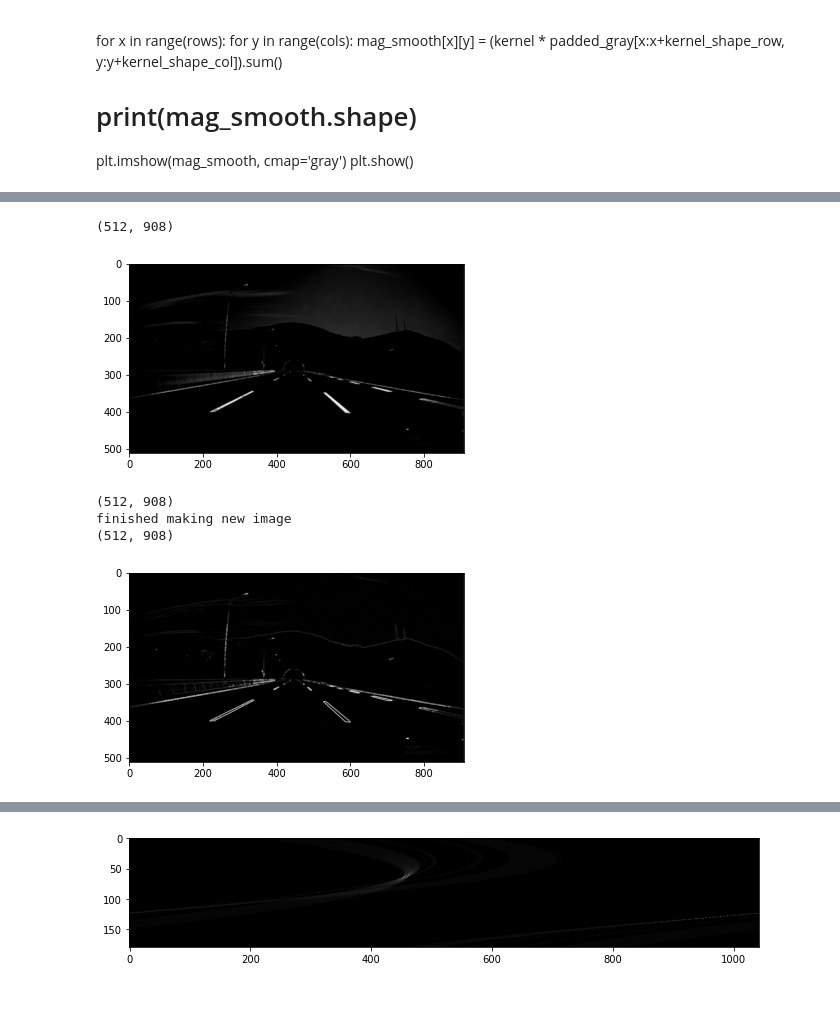
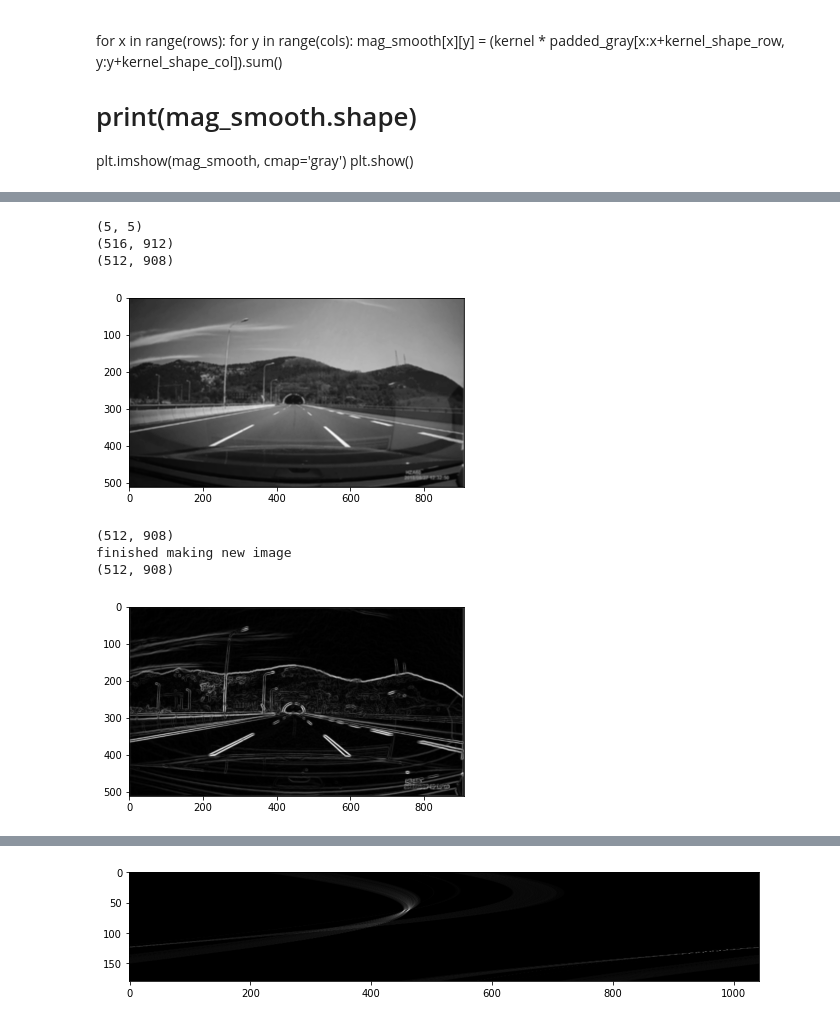
Before and after one commit to Beepbloop/lane_detection, a Jupyter notebook: EntireProcess.ipynb, the cells around one changed output, grey strips where cells are left out. Saved outputs shown, nothing was run; the diff lists cells and outputs as text; code cells hidden in the pictures.

Commit message:
Take out contrast increasing

```diff
--- a/EntireProcess.ipynb
+++ b/EntireProcess.ipynb
@@ -133,29 +111,38 @@ plt.show()
 # %%
 # Tharm's image smoothing
-# Implementing image smoothing
-rows = contrast_im.shape[0]
-cols = contrast_im.shape[1]
-print(im.shape)
+#Implementing image smoothing
+rows = im.shape[0]
+cols = im.shape[1]
 
-kernel = np.array([[1, 1, 1], [1, 1, 1], [1, 1, 1]])/9.0
-# print(kernel)
+#input any kernel size
+kernel_shape_row = 5
+kernel_shape_col = 5
+
+kernel = np.ones((kernel_shape_row, kernel_shape_col))/(kernel_shape_row * kernel_shape_col)
 mag_smooth = np.zeros((rows,cols))
+print(kernel.shape)
 
-# pad with zeros on the border for full blurring of image
-padded_gray = np.zeros((rows + 2, cols + 2))
-# print(img.shape)
-padded_gray[1:-1, 1:-1] = contrast_im
+#pad with zeros on the border for full blurring of image
+padded_gray = np.zeros((rows + kernel_shape_row - 1, cols + kernel_shape_col - 1))
+index_1_row = (int) ((kernel_shape_row - 1)/2)
+index_last_row = (int) (rows + ((kernel_shape_row - 1)/2))
+index_1_col = (int) ((kernel_shape_col - 1)/2)
+index_last_col = (int) (cols + ((kernel_shape_col - 1)/2))
+padded_gray[index_1_row:index_last_row, index_1_col:index_last_col] = im
+print(padded_gray.shape)
 
 for x in range(rows):
     for y in range(cols):
-        mag_smooth[x][y] = (kernel * padded_gray[x:x+3, y:y+3]).sum()
+        mag_smooth[x][y] = (kernel * padded_gray[x:x+kernel_shape_row, y:y+kernel_shape_col]).sum()
 
-# print(mag_smooth.shape)
+print(mag_smooth.shape)
 plt.imshow(mag_smooth, cmap='gray')
 plt.show()
 # %% [output]
+(5, 5)
+(516, 912)
 (512, 908)
-[figure, old version]
+[figure, new version]
 # %%
 # Tharm's Sobel Edge Detector
 ## Implementing sobel edge detector
@@ -168,8 +155,8 @@ print(mag_G.shape)
 
 for i in range(1, rows - 1):
     for j in range(1, cols - 1):
-        sumx = (Gx * contrast_im[i-1:i+2, j-1:j+2]).sum()
-        sumy = (Gy * contrast_im[i-1:i+2, j-1:j+2]).sum()
+        sumx = (Gx * mag_smooth[i-1:i+2, j-1:j+2]).sum()
+        sumy = (Gy * mag_smooth[i-1:i+2, j-1:j+2]).sum()
         mag_G[i][j] = np.sqrt(sumx**2 + sumy**2)
 
 print('finished making new image')
@@ -180,7 +167,7 @@ plt.show()
 (512, 908)
 finished making new image
 (512, 908)
-[figure, old version]
+[figure, new version]
 # %%
 # Own implementation of cropped image
 plt.imshow(mag_G, cmap='gray')
```
Also changed, not shown: parts of 6 cells of this notebook.
